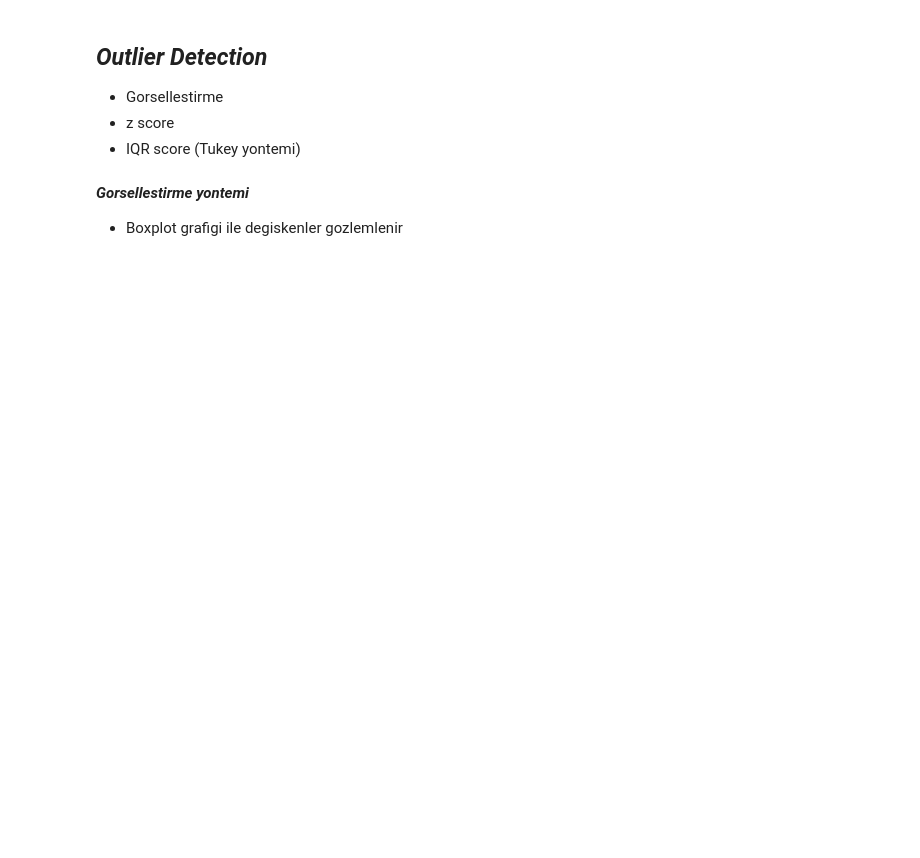
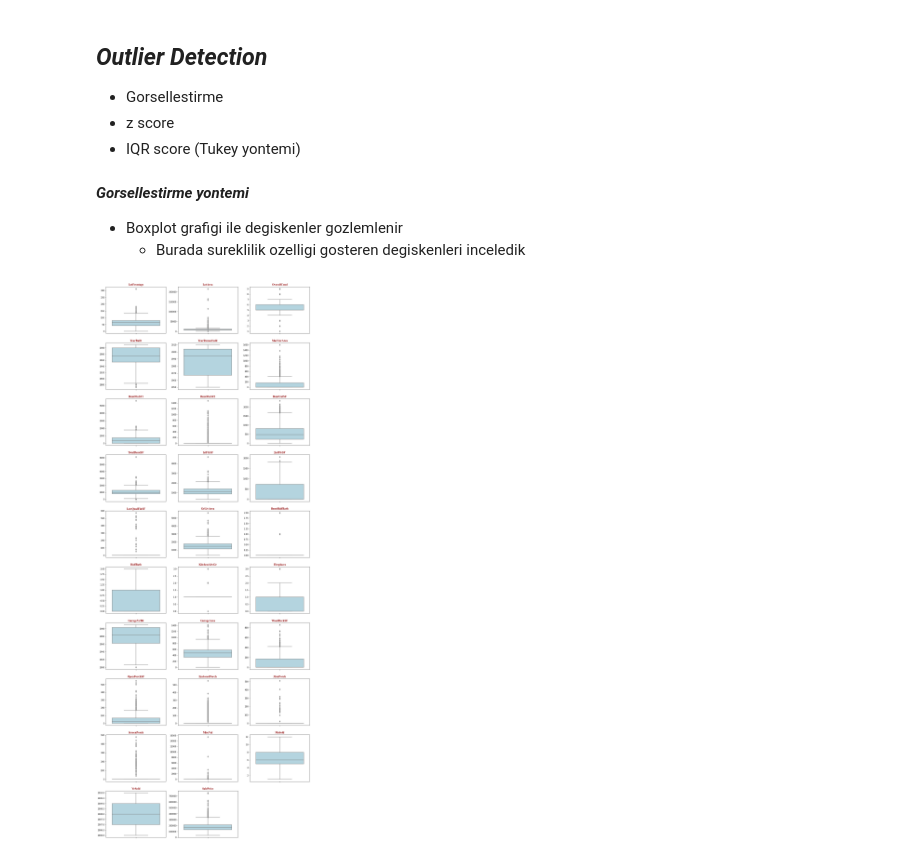
Before and after one commit to ahmetpergamum/datascience, a Jupyter notebook: 04_eda_project_house_prices/eda_house_prices.ipynb, the cells around one changed output. Drawn from its saved outputs; the diff is of its cells as text; code cells hidden in the pictures; blank space fills up the shorter version.

```diff
--- a/04_eda_project_house_prices/eda_house_prices.ipynb
+++ b/04_eda_project_house_prices/eda_house_prices.ipynb
@@ -17,6 +17,7 @@ import warnings
 import matplotlib.pyplot as plt
 import seaborn as sns
 import missingno
+import math
 warnings.filterwarnings('ignore')
 
 # pandas varsayilan olarak cok sayida sutun veya satir varsa tumunu gostermez
@@ -27,6 +28,10 @@ pd.options.display.max_columns = 100
 # virgulden sonra belirli sayida basamak gosterimi icin
 pd.options.display.float_format = '{:,.3f}'.format
 
+# font tanimlamalari
+title_font = {'family': 'times new roman', 'color': 'darkred','weight': 'bold','size': 14}
+axis_font  = {'family': 'times new roman', 'color': 'darkred','weight': 'bold','size': 14}
+
 pd.options.display.float_format
 # veri setini dataframe icerisine yukle
 house_prices = pd.read_csv('train.csv')
@@ -58,6 +45,9 @@ memory usage: 924.0+ KB
 # %%
 # object tipinde olmayan sutunlar surekli degiskenler listesine ayir
 quantitative = [column for column in house_prices.columns if house_prices.dtypes[column] != 'object']
+
+# id degiskeni ile ilgilenmiyoruz
+quantitative.remove('Id')
 
 print('\nSurekli degiskenler : \n', quantitative)
 
@@ -98,6 +88,6 @@ SaleCondition : 6
 # %%
-print('\nSurekli degiskenlerin unique deger sayilari 25 in altinda olanlar  :\n')
+print('\nSurekli degiskenlerin unique deger sayisi 20 den az olanlar  :\n')
 for column in quantitative:
-    if house_prices[column].nunique() < 25:
+    if house_prices[column].nunique() < 20:
         print(column + ' :' , house_prices[column].nunique())
 # %% [output]
@@ -263,7 +214,9 @@ nominals = ['Alley','Fence','MiscFeature']
 
 # nominal degiskenleri one hot encoding uygula ve dataframe ile birlestir
 for column in nominals:
-    house_prices_encoded = pd.concat([house_prices_encoded, pd.get_dummies(house_prices_encoded[column], prefix=column)], axis=1)
+    house_prices_encoded = pd.concat([house_prices_encoded,
+                                      pd.get_dummies(house_prices_encoded[column],
+                                                     prefix=column)], axis=1)
 
 # nominal degiskenleri artik df den cikarabiliriz
 house_prices_encoded = house_prices_encoded.drop(nominals, axis=1)
@@ -365,3 +284,4 @@ dtype: float64
 # %% [markdown]
 ***Gorsellestirme yontemi***
 - Boxplot grafigi ile degiskenler gozlemlenir
+    - Burada sureklilik ozelligi gosteren degiskenleri inceledik
@@ -370,0 +288,29 @@ sns.boxplot(x=boston_df['DIS'])
+# %%
+# eksik degerlerin dolduruldugu verileri clean df ine atalim
+house_prices_clean = house_prices_encoded.copy()
+
+# surekli mi kategorik mi karar veremedigimiz degiskenler bu listede
+uncertain = []
+
+# unique deger sayisi 20 nin altinda olan satis ayi ve yili degiskeni olmayanlari
+for column in quantitative:
+    if house_prices_encoded[column].nunique() < 20 and (column != 'MoSold' and column !='YrSold'):
+        quantitative.remove(column)
+        uncertain.append(column)
+
+# her satir icin cizilecek grafik
+column_n = 3
+# satir sayisini hesaplama
+row_n = np.ceil(len(quantitative)/column_n)
+# satir ve sutun sayisindan grafik boyutu hesabi
+plt.figure(figsize=(6 * column_n, 5 * row_n ))
+
+for i, column in enumerate(quantitative):
+    plt.subplot(row_n,column_n,i+1)
+    ax = sns.boxplot(y=house_prices_clean[column], color='lightblue')
+    ax.set(ylabel='')
+    plt.title(column, fontdict=title_font)
+
+plt.show()
+# %% [output]
+[figure, added]
```
Also changed, not shown: parts of 17 cells of this notebook.
